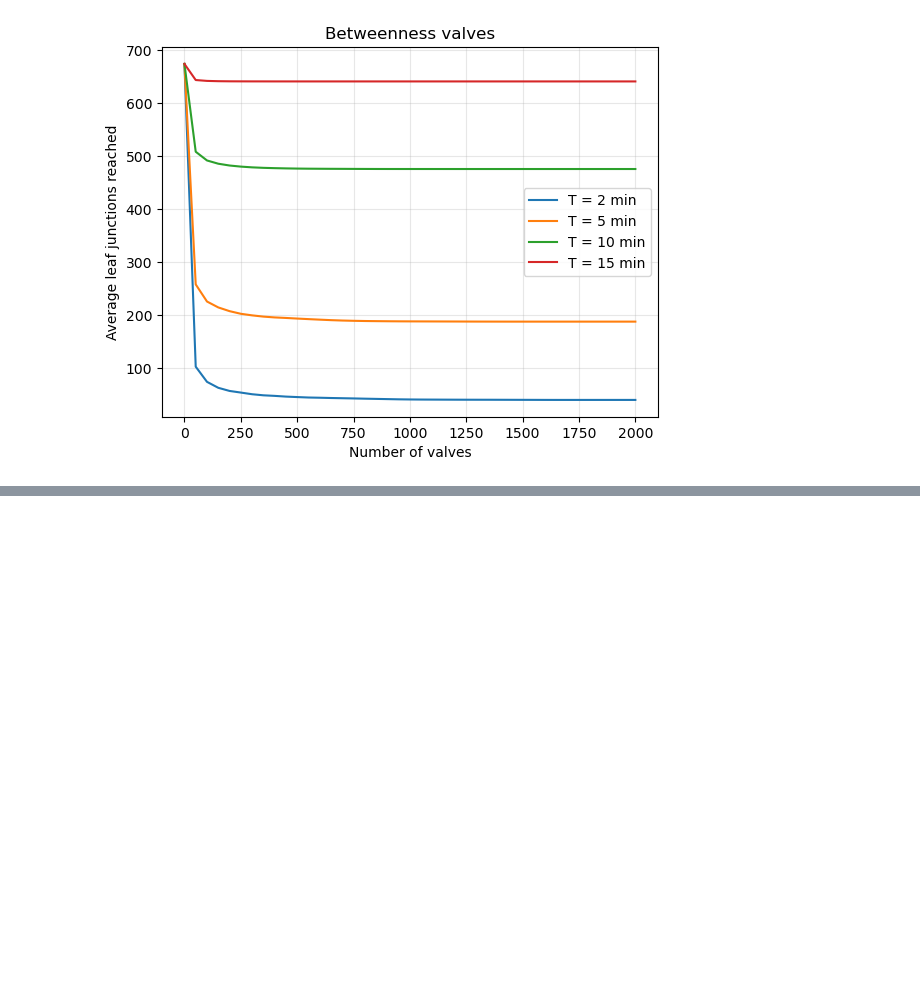
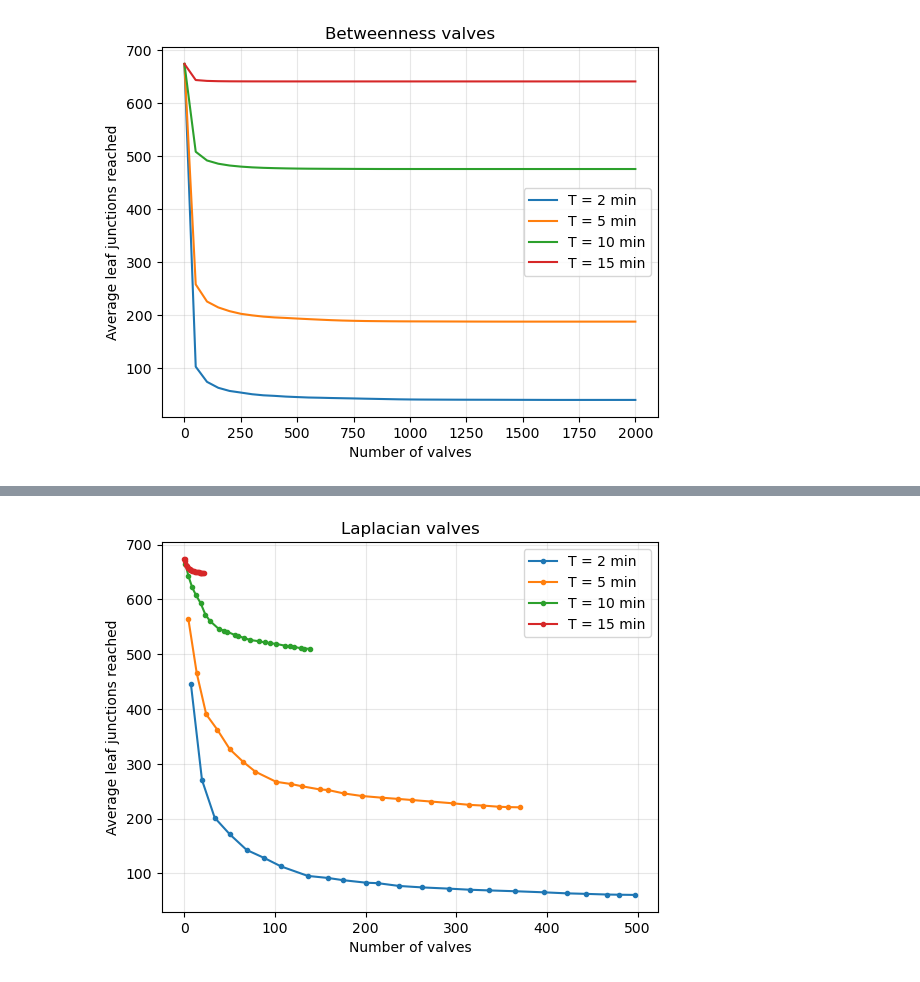
Before and after one commit to CapperTheRose16/Project-in-Network-Analysis, a Jupyter notebook: basic_inspection.ipynb, the cells around one changed output, grey strips where cells are left out. Drawn from its saved outputs; the diff is of its cells as text; code cells hidden in the pictures; blank space fills up the shorter version.

```diff
--- a/basic_inspection.ipynb
+++ b/basic_inspection.ipynb
@@ -368,0 +411,46 @@ plt.show()
+# %%
+T_values = [120, 300, 600, 900]
+k_values = range(1, 25)
+
+order = list(G.nodes())
+L = nx.laplacian_matrix(G, nodelist=order, weight=None).toarray()
+ev, vecs = np.linalg.eigh(L)
+
+
+cut_edges_k = {}
+for k in k_values:
+    signs = vecs[:, 1:k+1] >= 0
+    zone = {n: tuple(s) for n, s in zip(order, signs)}
+    cut_edges_k[k] = [(u, v) for u, v in G.edges() if zone[u] != zone[v]]
+
+results_lap = {}
+
+for T in T_values:
+    results_lap[T] = {}
+    for k in k_values:
+        n_valves = []
+        leaves_reached = []
+        for src in G.nodes():
+            dist = all_junction_dijkstra[src][0]
+            res = {key: val for key, val in dist.items() if val > T}
+            valves = [(u, v) for u, v in cut_edges_k[k] if u in res and v in res]
+
+            H = nx.restricted_view(G, [], valves)
+            reached = set(nx.bfs_tree(H, source=src).nodes())
+            leaves_reached.append(sum(G.nodes[n]["leaf"] for n in reached))
+            n_valves.append(len(valves))
+
+        results_lap[T][k] = (np.array(n_valves), np.array(leaves_reached))
+
+    lap_x = [results_lap[T][k][0].mean() for k in k_values]
+    lap_y = [results_lap[T][k][1].mean() for k in k_values]
+    plt.plot(lap_x, lap_y, "o-", markersize=3, label=f"T = {T // 60} min")
+
+plt.xlabel("Number of valves")
+plt.ylabel("Average leaf junctions reached")
+plt.title("Laplacian valves")
+plt.legend()
+plt.grid(alpha=0.3)
+plt.show()
+# %% [output]
+[figure, added]
```
Also changed, not shown: parts of 1 cell of this notebook.
